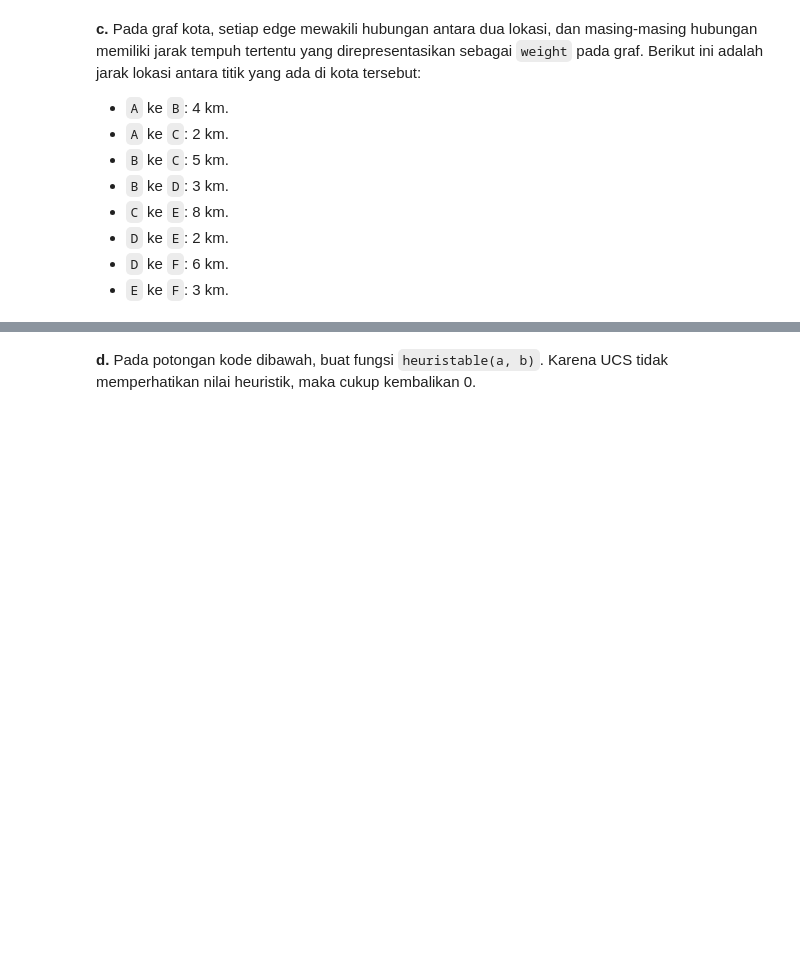
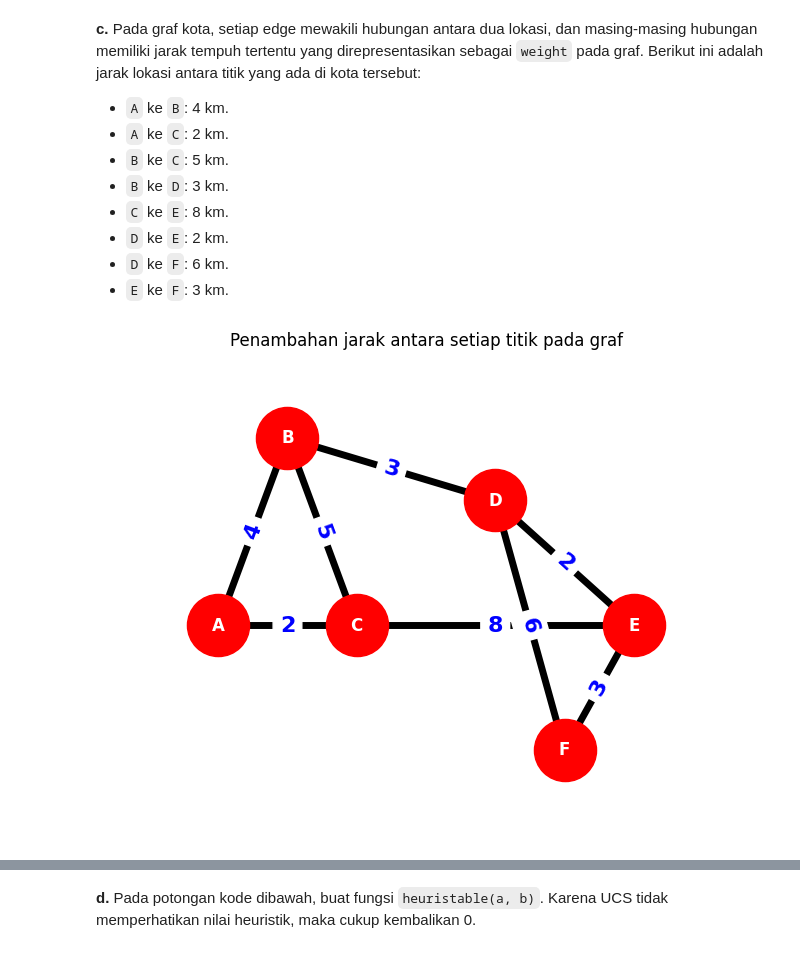
Before and after one commit to AzkaZafran/Tugas-Praktikum-DKA, a Jupyter notebook: pertemuan-6/tugas_mod6/jurnal_mod6.ipynb, the cells around one changed output, grey strips where cells are left out. Saved outputs shown, nothing was run; the diff lists cells and outputs as text; code cells hidden in the pictures; blank space fills up the shorter version.

```diff
--- a/pertemuan-6/tugas_mod6/jurnal_mod6.ipynb
+++ b/pertemuan-6/tugas_mod6/jurnal_mod6.ipynb
@@ -106,12 +108,15 @@ Contoh *output*:
 - `E` ke `F`: 3 km.
 # %%
 # Daftar jarak antara dua titik pada kota
-edges = None
+edges = [('A', 'B', 4), ('A', 'C', 2), ('B', 'C', 5), ('B', 'D', 3),
+         ('C', 'E', 8), ('D', 'E', 2), ('D', 'F', 6), ('E', 'F', 3)]
 # Tambahkan jarak yang menghubungkan antara dua titik ke dalam graf kota
-kota.None(None)
+kota.add_weighted_edges_from(edges)
 
 # Tampilkan graf kota setelah penambahan edge
-show_graph(None, pos=None, title=None)
+show_graph(kota, pos=pos, title='Penambahan jarak antara setiap titik pada graf')
+# %% [output]
+[figure, added]
 # %% [markdown]
 Contoh *output*:
 
```
Also changed, not shown: parts of 14 cells of this notebook.
